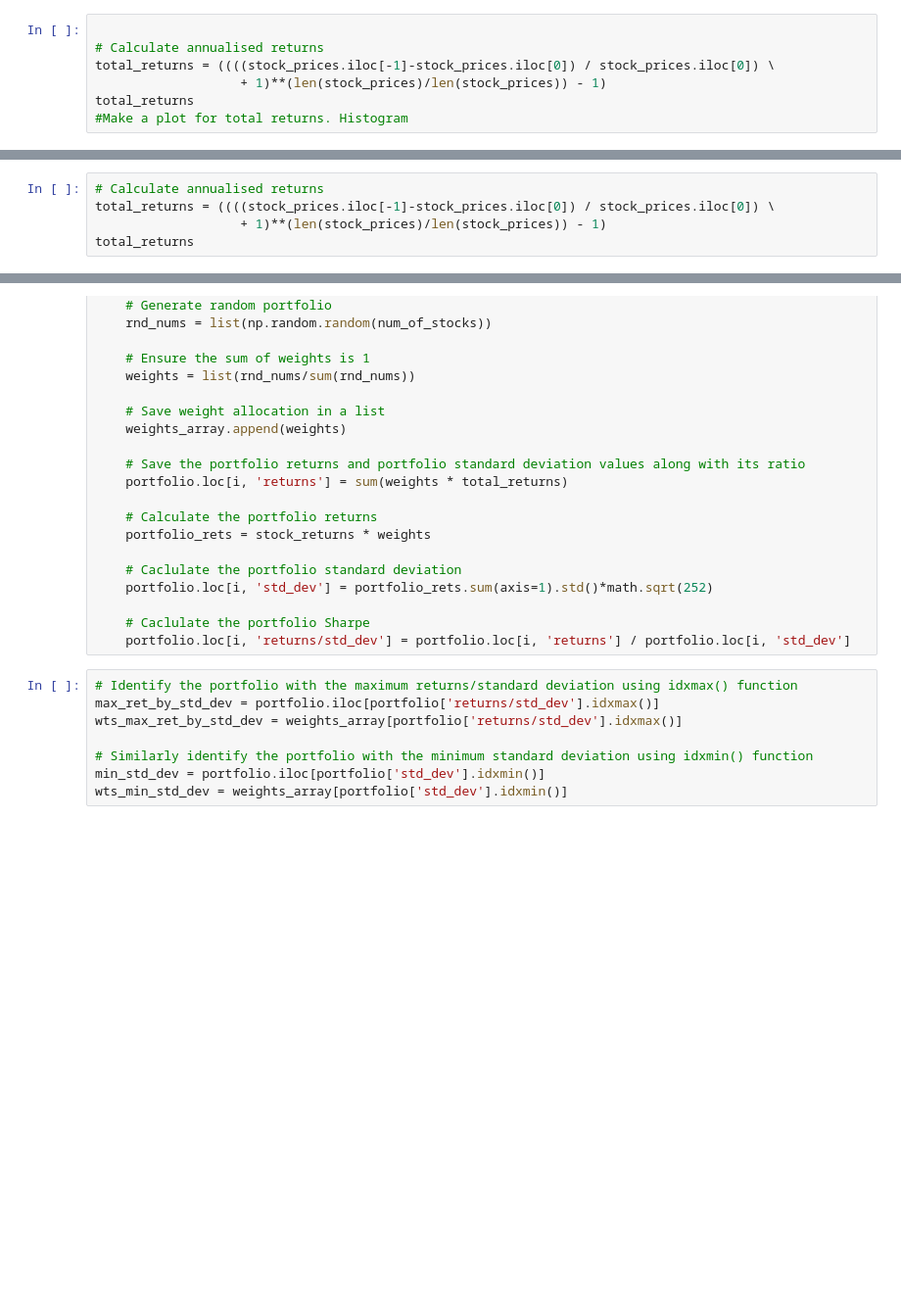
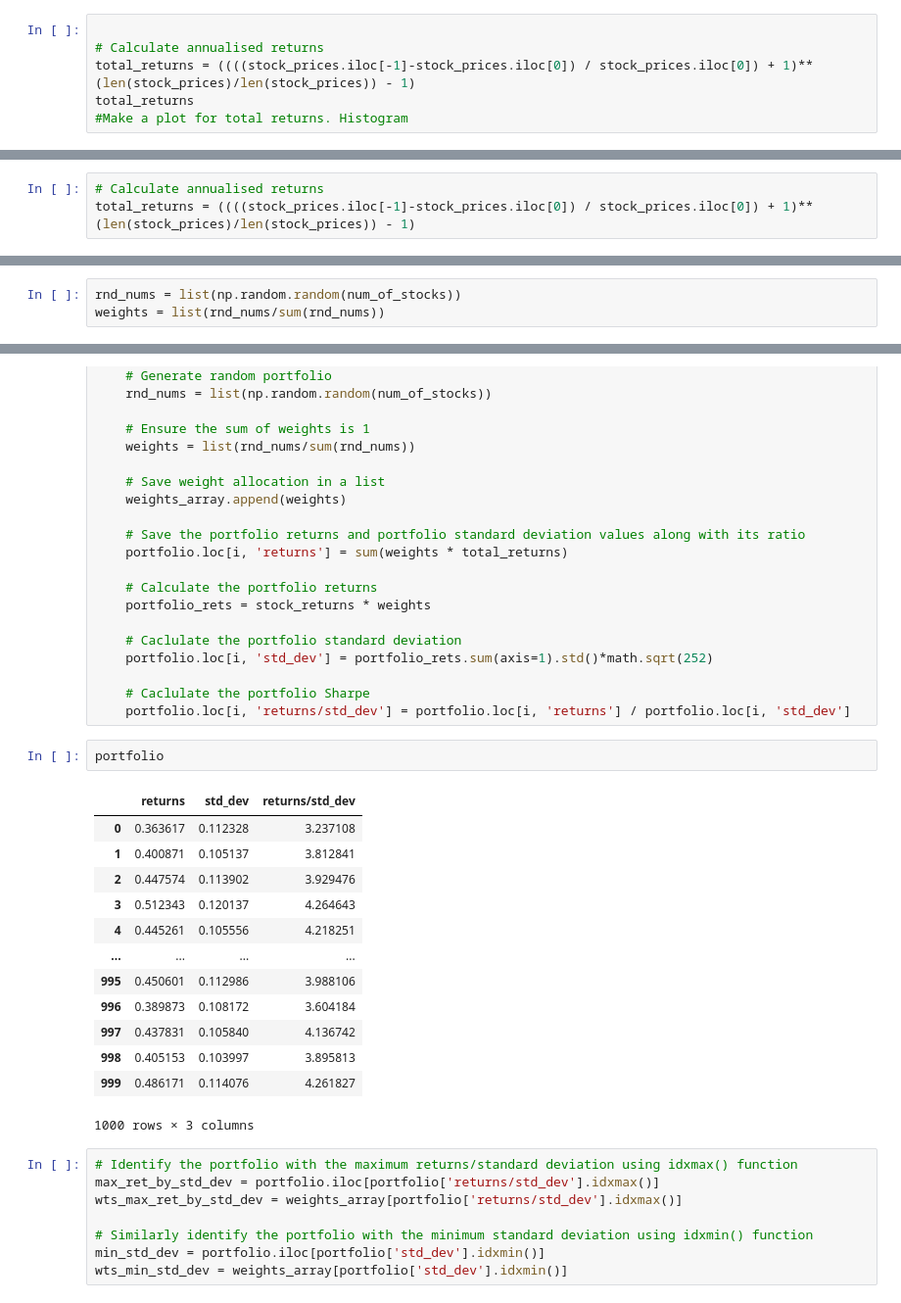
Before and after one commit to andrewdtu/asset-class-performance-under-inflation, a Jupyter notebook: portfolio_randomizer.ipynb, the cells around one changed output, grey strips where cells are left out. Shown at 98% size. Drawn from its saved outputs; the diff is of its cells as text; blank space fills up the shorter version.

```diff
--- a/portfolio_randomizer.ipynb
+++ b/portfolio_randomizer.ipynb
@@ -68,8 +68,7 @@ stock_prices
 # %%
 
 # Calculate annualised returns
-total_returns = ((((stock_prices.iloc[-1]-stock_prices.iloc[0]) / stock_prices.iloc[0]) \
-                   + 1)**(len(stock_prices)/len(stock_prices)) - 1)
+total_returns = ((((stock_prices.iloc[-1]-stock_prices.iloc[0]) / stock_prices.iloc[0]) + 1)**(len(stock_prices)/len(stock_prices)) - 1)
 total_returns
 #Make a plot for total returns. Histogram
 # %% [output]
@@ -265,6 +266,4 @@ stock_prices
 608 rows × 12 columns
 # %%
 # Calculate annualised returns
-total_returns = ((((stock_prices.iloc[-1]-stock_prices.iloc[0]) / stock_prices.iloc[0]) \
-                   + 1)**(len(stock_prices)/len(stock_prices)) - 1)
-total_returns
+total_returns = ((((stock_prices.iloc[-1]-stock_prices.iloc[0]) / stock_prices.iloc[0]) + 1)**(len(stock_prices)/len(stock_prices)) - 1)
@@ -286,3 +270,6 @@ dtype: float64
+# %%
+rnd_nums = list(np.random.random(num_of_stocks))
+weights = list(rnd_nums/sum(rnd_nums))
 # %%
 # Create an empty dataframe
 portfolio = pd.DataFrame()
@@ -319,6 +306,22 @@ for i in range(num_of_portfolios):
 
     # Caclulate the portfolio Sharpe
     portfolio.loc[i, 'returns/std_dev'] = portfolio.loc[i, 'returns'] / portfolio.loc[i, 'std_dev']
+# %%
+portfolio
+# %% [output]
+|  | returns | std_dev | returns/std_dev |
+| 0 | 0.363617 | 0.112328 | 3.237108 |
+| 1 | 0.400871 | 0.105137 | 3.812841 |
+| 2 | 0.447574 | 0.113902 | 3.929476 |
+| 3 | 0.512343 | 0.120137 | 4.264643 |
+| 4 | 0.445261 | 0.105556 | 4.218251 |
+| ... | ... | ... | ... |
+| 995 | 0.450601 | 0.112986 | 3.988106 |
+| 996 | 0.389873 | 0.108172 | 3.604184 |
+| 997 | 0.437831 | 0.105840 | 4.136742 |
+| 998 | 0.405153 | 0.103997 | 3.895813 |
+| 999 | 0.486171 | 0.114076 | 4.261827 |
+1000 rows × 3 columns
 # %%
 # Identify the portfolio with the maximum returns/standard deviation using idxmax() function
 max_ret_by_std_dev = portfolio.iloc[portfolio['returns/std_dev'].idxmax()]
```
Also changed, not shown: parts of 10 cells of this notebook, 4 other files.
